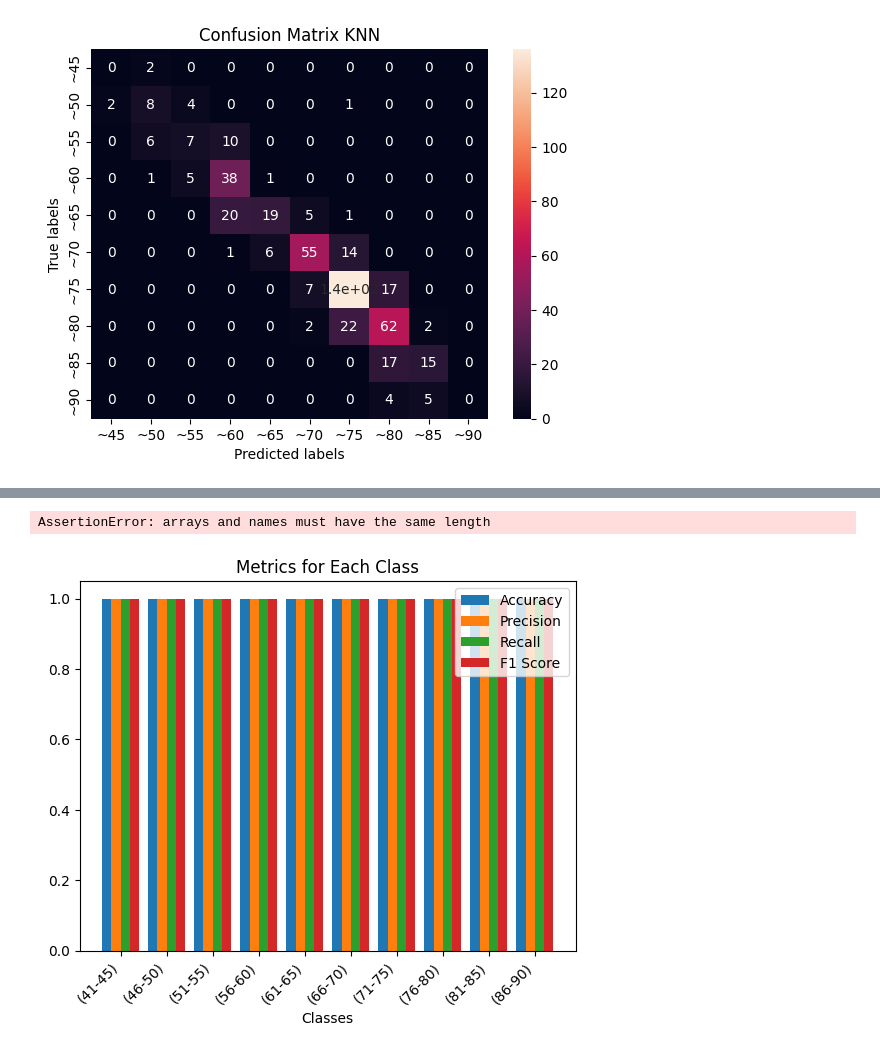
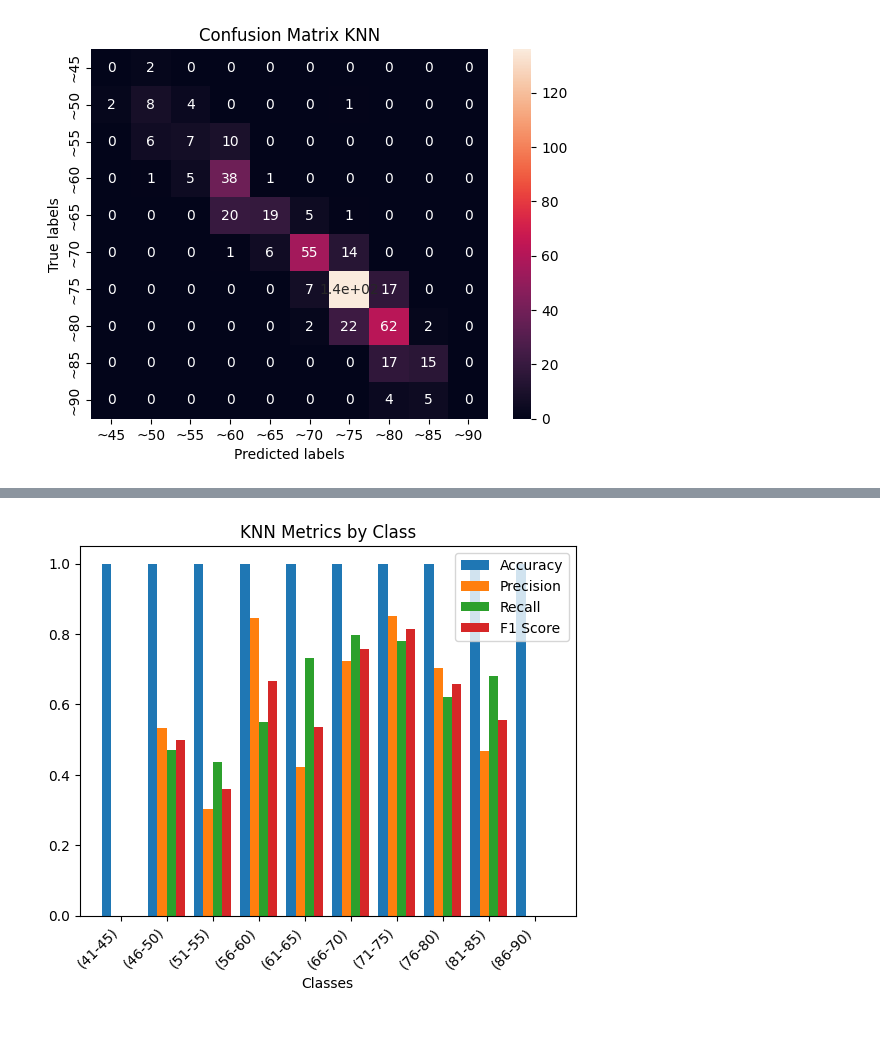
Before and after one commit to LLegler89/Portfolio, a Jupyter notebook: Data_Mining_Life_Expectancy_Data.ipynb, the cells around one changed output, grey strips where cells are left out. Drawn from its saved outputs; the diff is of its cells as text; code cells hidden in the pictures.

```diff
--- a/Data_Mining_Life_Expectancy_Data.ipynb
+++ b/Data_Mining_Life_Expectancy_Data.ipynb
@@ -245,47 +278,34 @@ plt.show()
-# %%
-import pandas as pd
-import matplotlib.pyplot as plt
-
-cm = pd.crosstab(y_test, y_pred, rownames='True Labels', colnames='Predicted Labels')
-
-# Plot the confusion matrix
-plt.imshow(cm, interpolation='nearest')
-plt.title('Confusion Matrix')
-plt.colorbar()
-plt.show()
-# %% [output]
-AssertionError: arrays and names must have the same length
 # %%
 # Calculate metrics along the desired axis (axis=2 in this example)
 labels=['(41-45)', '(46-50)', '(51-55)', '(56-60)', '(61-65)', '(66-70)', '(71-75)', '(76-80)', '(81-85)','(86-90)']
-metrics = precision_recall_fscore_support(dt_classifier.predict(X_test_std), y_test, average=None, labels=labels)
+metrics = precision_recall_fscore_support(knn_classifier.predict(X_test_std), y_test, average=None, labels=labels)
 
 # Extract individual metrics
 precision, recall, f1, _ = metrics
 
 # Calculate accuracy separately
 
 # Plot bar chart
 classes = ['(41-45)', '(46-50)', '(51-55)', '(56-60)', '(61-65)', '(66-70)', '(71-75)', '(76-80)', '(81-85)','(86-90)']
 x = np.arange(len(classes))
 
 fig, ax = plt.subplots()
 bar_width = 0.2
 
 # Plot accuracy
 ax.bar(x - 1.5 * bar_width, [dt_accuracy] * len(classes), bar_width, label='Accuracy')
 
 # Plot precision, recall, and F1 score
 ax.bar(x - 0.5 * bar_width, precision, bar_width, label='Precision')
 ax.bar(x + 0.5 * bar_width, recall, bar_width, label='Recall')
 ax.bar(x + 1.5 * bar_width, f1, bar_width, label='F1 Score')
 
 ax.set_xticks(x)
 ax.set_xticklabels(classes, rotation=45, ha='right')  # Rotate labels for better visibility
 ax.legend()
 
 plt.xlabel('Classes')
-plt.title('Metrics for Each Class')
+plt.title('KNN Metrics by Class')
 plt.show()
 # %% [output]
-[figure, old version]
+[figure, new version]
```
Also changed, not shown: parts of 10 cells of this notebook.
